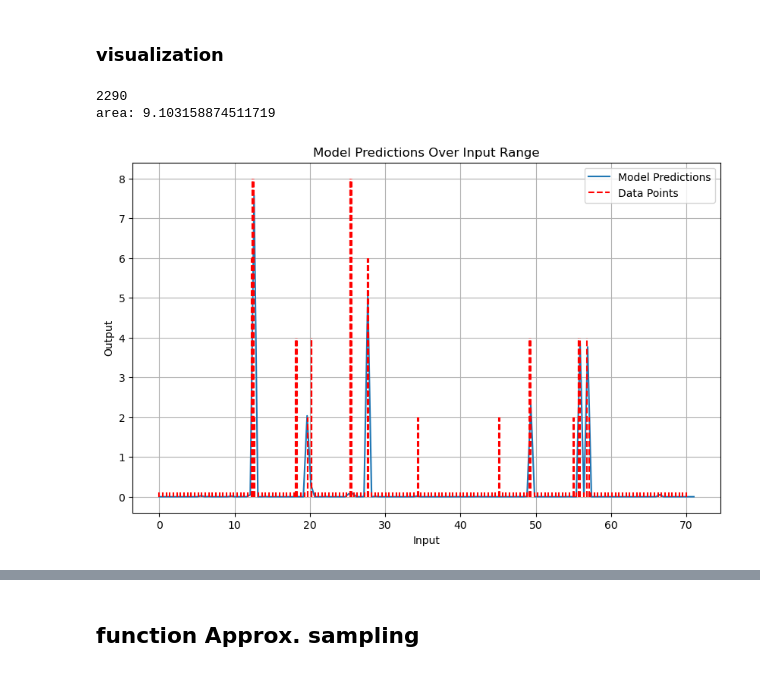
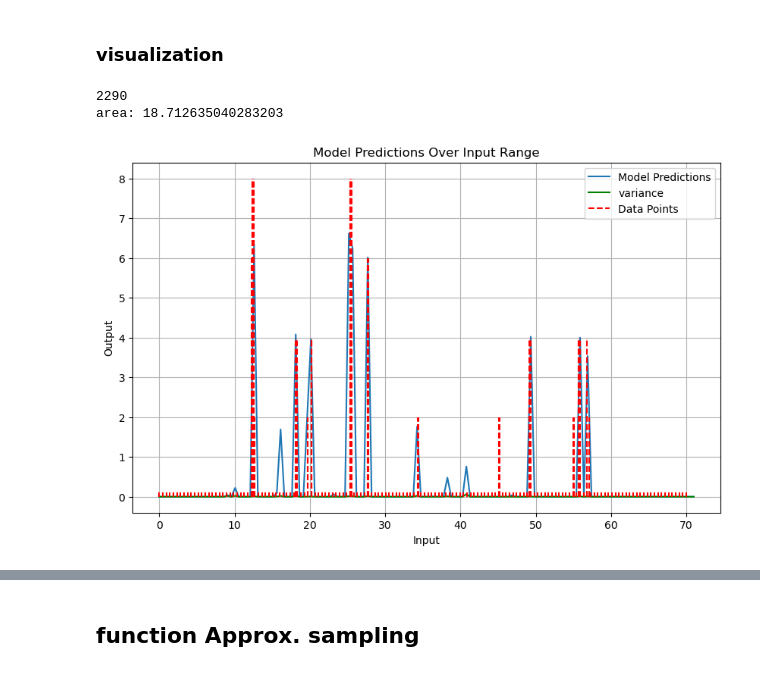
Before and after one commit to Thahit/Recommender_Sim, a Jupyter notebook: notebooks/explore_training.ipynb, the cells around one changed output, grey strips where cells are left out. Saved outputs shown, nothing was run; the diff lists cells and outputs as text; code cells hidden in the pictures.

```diff
--- a/notebooks/explore_training.ipynb
+++ b/notebooks/explore_training.ipynb
@@ -213,20 +242,26 @@ for user in list_of_dicts:
 # %%
 width = 64
 model_type = "simple"
-use_variational_nn = False
+use_variational_nn = True
 state_consistancy_training = False
+use_jump = False
+timecheat = False
+
 intensity = {"model_hyp": {"layer_width": [width for _ in range(3)],
                            "bayesian": use_variational_nn,
                            }}
 state_dict = {"model_hyp": {"layer_width": [width for _ in range(4)],
                             "noise": 0, "bayesian": use_variational_nn,},
             }
-
-timecheat = False
+jump_dict= {"model_hyp": {"layer_width": [8, 8]}
+            }
 hyperparameter_dict = {"state_size": state_size, "state_model": state_dict,
         "intensity_model": intensity, "state_model_type": model_type, # simple
+        #"jump_model": jump_dict,
         "time_embedding_size" :32, "max_freq": 30,
         }
+if use_jump:
+ hyperparameter_dict["jump_model"] =jump_dict
 model = Toy_intensity_Comparer(hyperparameter_dict)
 print(model)
 # %% [output]
@@ -254,12 +289,12 @@ from simtrain.train import train_density_multiple_variational
 loss = partial(weighted_mse_loss, weight_pos=10)
 loss_func_kl=partial(utils.kl_divergence, mu2=0, sigma2=0.01)
 # %%
-num_epochs = 1001
+num_epochs = 2001
 warmup_period = steps_per_epoch
 num_steps = num_epochs*steps_per_epoch - warmup_period
-num_iter_til_first_restart = (num_steps + 11)//10
+num_iter_til_first_restart = (num_steps + 1)//15
 # restarts seem to ne be great most of the time here
-user_lr = 5e-4
+user_lr = 1e-3
 
 device = torch.device("cuda" if torch.cuda.is_available() else "cpu")
 print(f"Using device: {device}")
@@ -267,7 +302,7 @@ print(f"Using device: {device}")
 optimizer = optim.AdamW(model.parameters(), lr=user_lr,
                         weight_decay=1e-10)
 lr_scheduler = optim.lr_scheduler.CosineAnnealingWarmRestarts(
-    optimizer, T_0=num_iter_til_first_restart, T_mult=1, eta_min=5e-6)
+    optimizer, T_0=num_iter_til_first_restart, T_mult=1, eta_min=1e-5)
 
 warmup_scheduler = warmup.LinearWarmup(optimizer, warmup_period)
 num_iter_til_first_restart
@@ -278,11 +313,10 @@ Using device: cpu
 if train_sorted:
     train_density_multiple_variational_sorted(model, dataloader_list, criterion=weighted_mse_loss,
             state_size=state_size, user_lr_decay=0.995, train_bayesian_weight= 0.1,
-            state_consistancy_training=state_consistancy_training, consistancy_weight=.5,
             optimizer=optimizer, num_epochs=num_epochs, warmup_scheduler=warmup_scheduler,
             loss_func_kl=loss_func_kl, kl_weight=kl_weight, user_lr=.02, device=device,
-            loss_print_interval=5, warmup_period=warmup_period, lr_scheduler=lr_scheduler,
-            logging_shift = 1)
+            loss_print_interval=25, warmup_period=warmup_period, lr_scheduler=lr_scheduler,
+            logging_shift = 1, model_type=model_type, use_jump=use_jump)
 else:
     results =train_density_multiple_variational(model, dataloader_list, criterion=weighted_mse_loss,
             state_size=state_size, user_lr_decay=0.995, train_bayesian_weight= 0.1,
@@ -314,7 +348,7 @@ NameError: name 'cycycyc' is not defined
 # %%
 # 11, 10, 4, 0, 13, 15
 # good ones: 4=491? , 13=2290,
-selected_user = 4
+selected_user = 3
 dataloader, variational_means, variational_logvar, extras = dataloader_list[selected_user]
 print(extras["user_id"])
 dataset = dataloader.dataset
@@ -345,40 +379,45 @@ with torch.no_grad():
             cond = (0.1>var) | (var <.01)
             #predictions = np.where(cond , predictions, 0)
 
-
         else:
-            state = torch.tensor(variational_means).repeat(len(x_range),1)
-            predictions, states = model(state, x_range_tensor, return_new_state=True)
-            predictions = predictions.numpy()
-            #print("variance of states: ", torch.var(states))
+            if train_sorted:
+                state  = torch.tensor([variational_means])
+                for i in range(len(x_range)):
+                    curr_t = x_range_tensor[i].view(1,-1)
+                    predictions, states = model(state, curr_t, return_new_state=True)
+            else:
+                state = torch.tensor(variational_means).repeat(len(x_range),1)
+                predictions, states = model(state, x_range_tensor, return_new_state=True)
+                predictions = predictions.numpy()
+                #print("variance of states: ", torch.var(states))
 
 print(f"area: {np.sum(predictions)*(72/200)}")
 # Plot the results
 plt.figure(figsize=(10, 6))
 plt.plot(x_range, predictions, label='Model Predictions')
 
 if use_variational_nn:
     plt.plot(x_range, var, label='variance', color="green")
 
 for i in range(len(dataset)):
     sample = dataset[i]
     x_pos= sample['timestep'].item()
     height = torch.where(sample['frequency']>0, sample['frequency'], .1).item()
     plt.plot([x_pos, x_pos], [0, height], linestyle='--', color='red')
 
 plt.plot([0, 0], [0, 0], color='red', linestyle='--', alpha=1.0, label='Data Points')
 
 #plt.scatter(x_train.numpy(), y_train.numpy(), color='red', label='Training Data')
 plt.xlabel('Input')
 plt.ylabel('Output')
 plt.title('Model Predictions Over Input Range')
 plt.legend()
 plt.grid(True)
 plt.show()
 # %% [output]
 2290
-area: 9.103158874511719
+area: 18.712635040283203
-[figure, old version]
+[figure, new version]
 # %%
 for selected_user in range(len(dataloader_list)):
     # 11, 10, 4, 0, 13, 15
```
Also changed, not shown: parts of 38 cells of this notebook.
